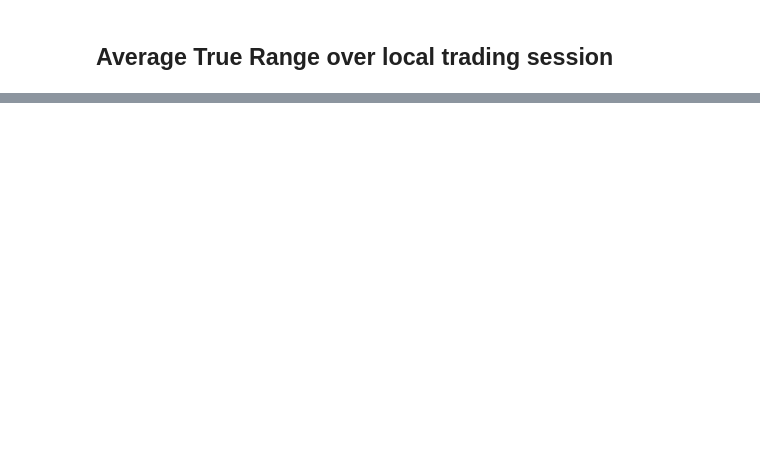
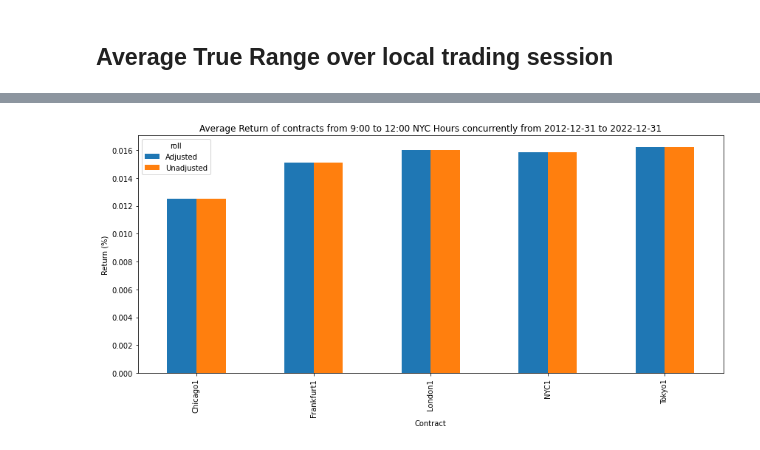
Before and after one commit to diegodalvarez/SyntheticFuturesAnalysis, a Jupyter notebook: notebook/Analysis.ipynb, the cells around one changed output, grey strips where cells are left out. Saved outputs shown, nothing was run; the diff lists cells and outputs as text; code cells hidden in the pictures; blank space fills up the shorter version.

```diff
--- a/notebook/Analysis.ipynb
+++ b/notebook/Analysis.ipynb
@@ -909,0 +1031,45 @@ plot_daily_avg_true_range(df_price)
+# %%
+def get_avg_total_intraday_nyc_rtn(
+    df_price: pd.DataFrame,
+    nyc_hour1: int = 9,
+    nyc_hour2: int = 12):
+
+    df_rtn = get_total_intraday_rtn(df_price = df_price, nyc_hour1 = nyc_hour1, nyc_hour2 = nyc_hour2)
+
+    return(df_rtn.drop(
+        columns = ["date"]).
+        groupby(["contract_name", "roll"]).
+        agg("mean").
+        reset_index())
+
+df_avg_rtn = get_avg_total_intraday_nyc_rtn(df_price)
+# %%
+def plot_avg_total_intraday_nyc_rtn(
+    df_price: pd.DataFrame,
+    nyc_hour1: int = 9,
+    nyc_hour2: int = 12):
+
+    df_avg_rtn = get_avg_total_intraday_nyc_rtn(df_price)
+
+    (df_avg_rtn.pivot(
+        index = ["contract_name"], columns = "roll", values = "rtn").
+        rename(columns = {
+            "adj": "Adjusted",
+            "unadj": "Unadjusted"}).
+        plot(
+            kind = "bar",
+            figsize = (12,6),
+            xlabel = "Contract",
+            ylabel = "Return (%)",
+            title = "Average Return of contracts from {}:00 to {}:00 NYC Hours concurrently from {} to {}".format(
+                nyc_hour1,
+                nyc_hour2,
+                df_price.nyc_time.min().date(),
+                df_price.nyc_time.max().date())))
+
+    plt.tight_layout()
+    plt.show()
+
+plot_avg_total_intraday_nyc_rtn(df_price)
+# %% [output]
+[figure, added]
```
Also changed, not shown: parts of 14 cells of this notebook.
